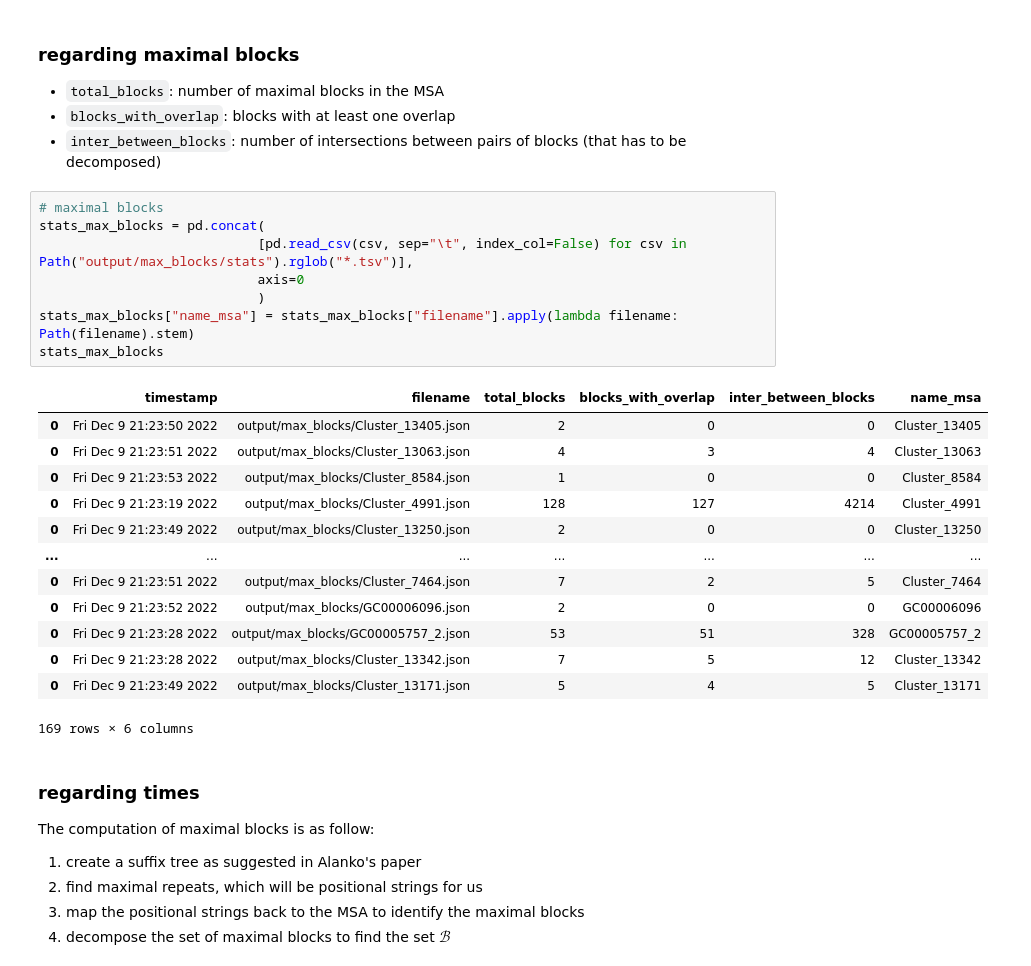
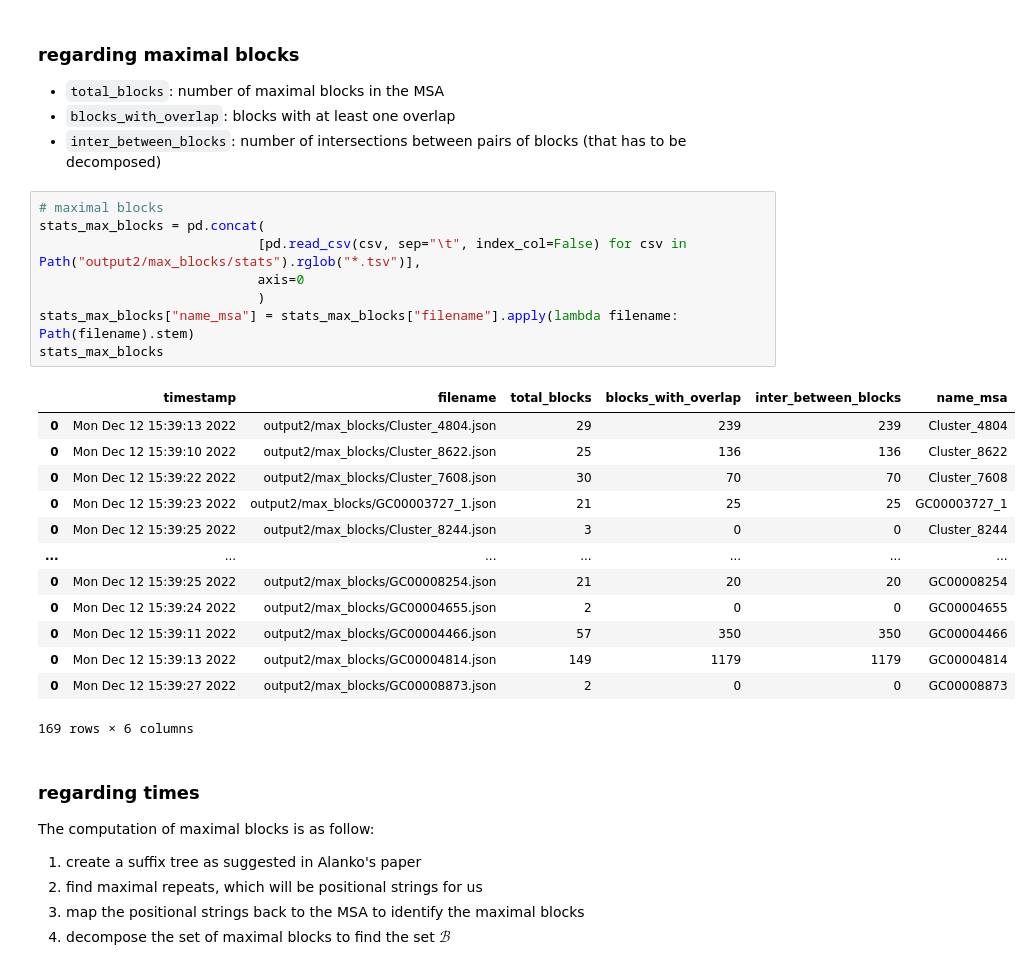
Before and after one commit to AlgoLab/pangeblocks, a Jupyter notebook: Comparison-Experiments.ipynb, the cells around one changed output. Saved outputs shown, nothing was run; the diff lists cells and outputs as text.

```diff
--- a/Comparison-Experiments.ipynb
+++ b/Comparison-Experiments.ipynb
@@ -49,24 +98,24 @@ Index(['Unnamed: 0', 'timestamp_x', 'path_msa', 'path_blocks_x', 'n_seqs_x',
 # %%
 # maximal blocks
 stats_max_blocks = pd.concat(
-                            [pd.read_csv(csv, sep="\t", index_col=False) for csv in Path("output/max_blocks/stats").rglob("*.tsv")],
+                            [pd.read_csv(csv, sep="\t", index_col=False) for csv in Path("output2/max_blocks/stats").rglob("*.tsv")],
                             axis=0
                             )
 stats_max_blocks["name_msa"] = stats_max_blocks["filename"].apply(lambda filename: Path(filename).stem)
 stats_max_blocks
 # %% [output]
 |  | timestamp | filename | total_blocks | blocks_with_overlap | inter_between_blocks | name_msa |
-| 0 | Fri Dec 9 21:23:50 2022 | output/max_blocks/Cluster_13405.json | 2 | 0 | 0 | Cluster_13405 |
-| 0 | Fri Dec 9 21:23:51 2022 | output/max_blocks/Cluster_13063.json | 4 | 3 | 4 | Cluster_13063 |
-| 0 | Fri Dec 9 21:23:53 2022 | output/max_blocks/Cluster_8584.json | 1 | 0 | 0 | Cluster_8584 |
-| 0 | Fri Dec 9 21:23:19 2022 | output/max_blocks/Cluster_4991.json | 128 | 127 | 4214 | Cluster_4991 |
-| 0 | Fri Dec 9 21:23:49 2022 | output/max_blocks/Cluster_13250.json | 2 | 0 | 0 | Cluster_13250 |
+| 0 | Mon Dec 12 15:39:13 2022 | output2/max_blocks/Cluster_4804.json | 29 | 239 | 239 | Cluster_4804 |
+| 0 | Mon Dec 12 15:39:10 2022 | output2/max_blocks/Cluster_8622.json | 25 | 136 | 136 | Cluster_8622 |
+| 0 | Mon Dec 12 15:39:22 2022 | output2/max_blocks/Cluster_7608.json | 30 | 70 | 70 | Cluster_7608 |
+| 0 | Mon Dec 12 15:39:23 2022 | output2/max_blocks/GC00003727_1.json | 21 | 25 | 25 | GC00003727_1 |
+| 0 | Mon Dec 12 15:39:25 2022 | output2/max_blocks/Cluster_8244.json | 3 | 0 | 0 | Cluster_8244 |
 | ... | ... | ... | ... | ... | ... | ... |
-| 0 | Fri Dec 9 21:23:51 2022 | output/max_blocks/Cluster_7464.json | 7 | 2 | 5 | Cluster_7464 |
-| 0 | Fri Dec 9 21:23:52 2022 | output/max_blocks/GC00006096.json | 2 | 0 | 0 | GC00006096 |
-| 0 | Fri Dec 9 21:23:28 2022 | output/max_blocks/GC00005757_2.json | 53 | 51 | 328 | GC00005757_2 |
-| 0 | Fri Dec 9 21:23:28 2022 | output/max_blocks/Cluster_13342.json | 7 | 5 | 12 | Cluster_13342 |
-| 0 | Fri Dec 9 21:23:49 2022 | output/max_blocks/Cluster_13171.json | 5 | 4 | 5 | Cluster_13171 |
+| 0 | Mon Dec 12 15:39:25 2022 | output2/max_blocks/GC00008254.json | 21 | 20 | 20 | GC00008254 |
+| 0 | Mon Dec 12 15:39:24 2022 | output2/max_blocks/GC00004655.json | 2 | 0 | 0 | GC00004655 |
+| 0 | Mon Dec 12 15:39:11 2022 | output2/max_blocks/GC00004466.json | 57 | 350 | 350 | GC00004466 |
+| 0 | Mon Dec 12 15:39:13 2022 | output2/max_blocks/GC00004814.json | 149 | 1179 | 1179 | GC00004814 |
+| 0 | Mon Dec 12 15:39:27 2022 | output2/max_blocks/GC00008873.json | 2 | 0 | 0 | GC00008873 |
 169 rows × 6 columns
 # %% [markdown]
 ### regarding times
```
Also changed, not shown: parts of 10 cells of this notebook, 6 other files.
